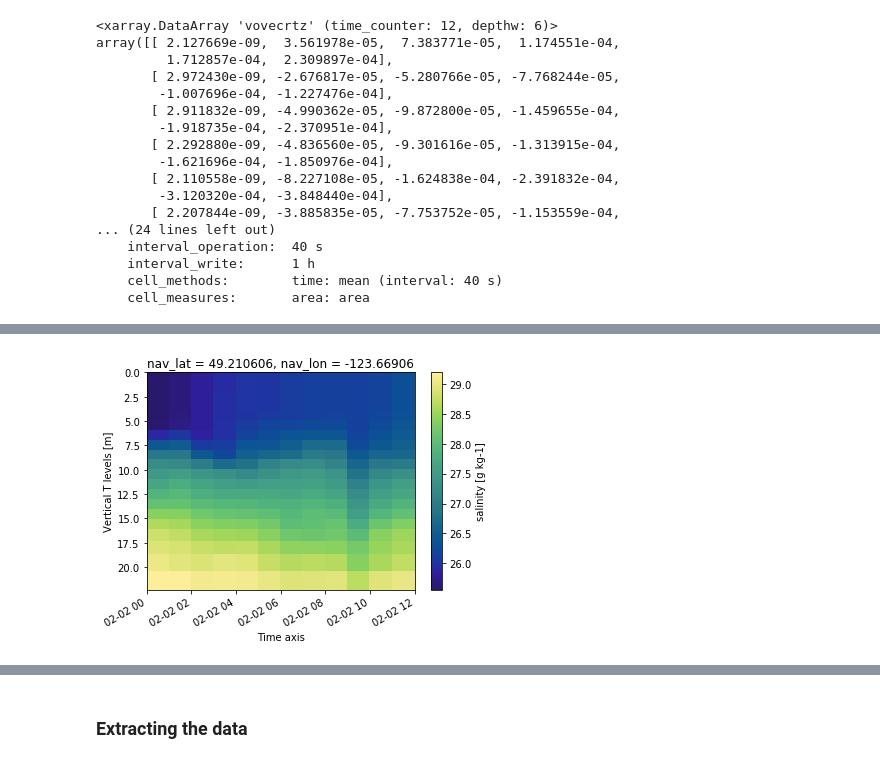
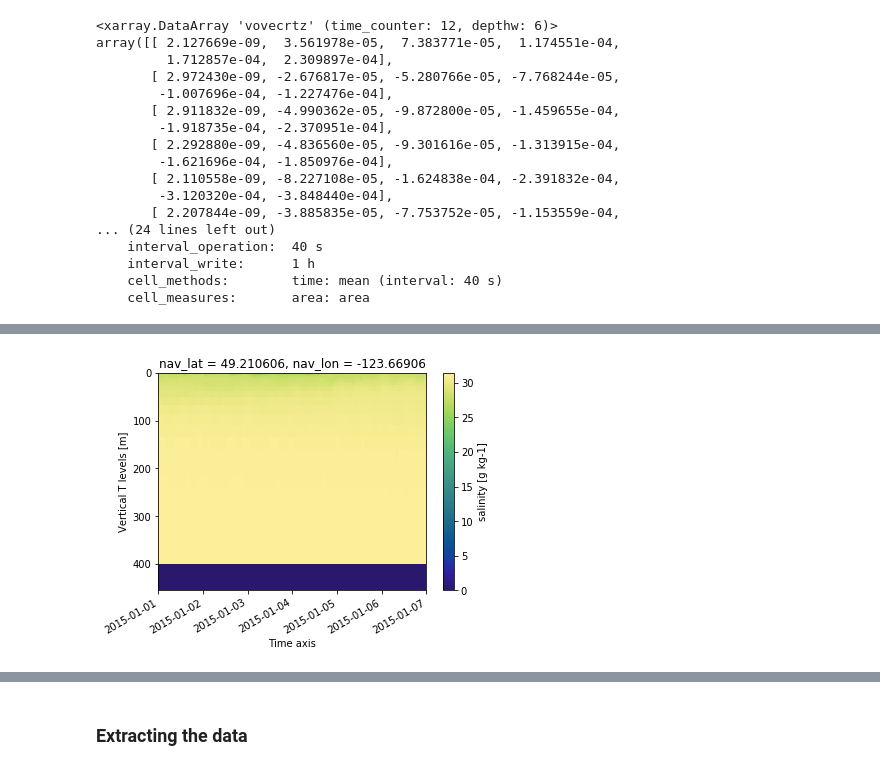
Before and after one commit to ambhudia/analysis-ashutosh, a Jupyter notebook: mohid_viz.ipynb, the cells around one changed output, grey strips where cells are left out. Cells and saved outputs as stored; diff of their text form; code cells hidden in the pictures.

```diff
--- a/mohid_viz.ipynb
+++ b/mohid_viz.ipynb
@@ -68,14 +262,9 @@ plt.tight_layout()
-# %%
-"""
-xr_path: str, path of netcdf file
-begin: beginning time, optional
-end:  end time, optional
-top: index of top depth layer to slice by, optional. int [0,39]
-bottom: index of bottom depth layer to slice by, optional. int [0,39]
-plot_max: still working on this one
-"""
-
-# top 20 layers from 2 Feb 2015 00:00 to 2 Feb 2015 12:00
-a_slice = salinity('salinity_profiles/salinity_sog2015.nc', top = 0, bottom = 20, begin = '2 feb 2015 00:00', end = '2 Feb 2015 12:00')
-# %% [output]
-[figure, removed]
+# %%
+sal_sog2015 = xr.open_dataset('salinity_profiles/salinity_sog2015.nc')
+# %%
+salinity_slice = sal_sog2015.sel(time_counter=slice(to_datetime64('1 Jan 2015'), to_datetime64('7 jan 2015')))
+# %%
+salinity_slice.vosaline.T.plot(cmap = cmocean.cm.haline)
+plt.gca().invert_yaxis()
+# %% [output]
+[figure, added]
```
Also changed, not shown: parts of 36 cells of this notebook, 1 other file.
